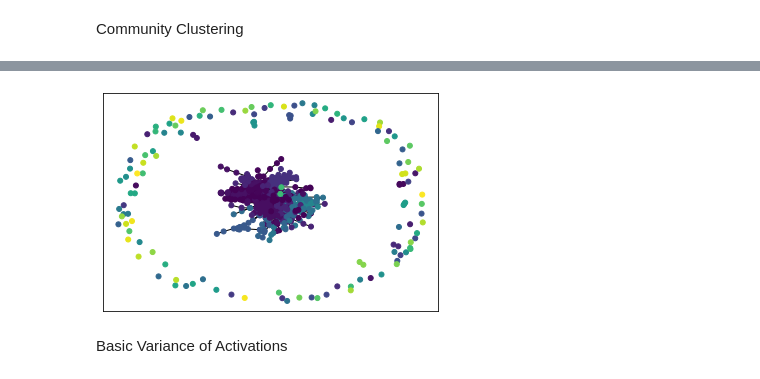
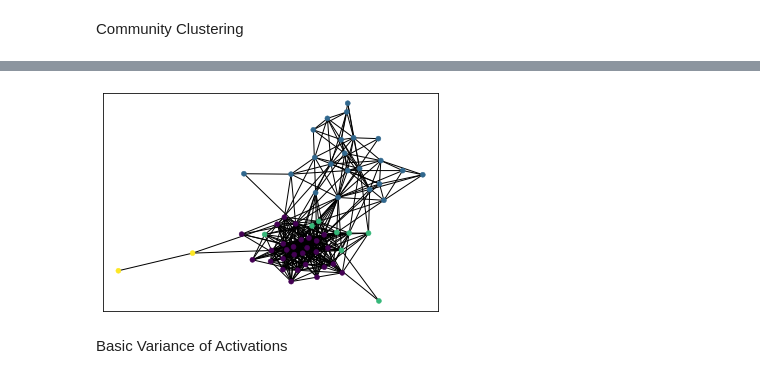
Before and after one commit to mazabdul7/msc_attention_project, a Jupyter notebook: class_var.ipynb, the cells around one changed output, grey strips where cells are left out. Drawn from its saved outputs; the diff is of its cells as text; code cells hidden in the pictures.

```diff
--- a/class_var.ipynb
+++ b/class_var.ipynb
@@ -179,8 +179,8 @@ for i, cl in enumerate(folder_names):
 # %%
 label_dict_rev = dict(zip(label_dict.values(), label_dict.keys()))
 # %%
-cosine_sim = np.zeros((len(ord_dict['kitchen']), len(ord_dict['kitchen'])))
-for i, cl in enumerate(ord_dict['kitchen']):
-    for j, cl2 in enumerate(ord_dict['kitchen']):
+cosine_sim = np.zeros((len(ord_dict['ave']), len(ord_dict['ave'])))
+for i, cl in enumerate(ord_dict['ave']):
+    for j, cl2 in enumerate(ord_dict['ave']):
         cosine_sim_score = np.dot(sem_dict[cl], sem_dict[cl2])/(np.linalg.norm(sem_dict[cl])*np.linalg.norm(sem_dict[cl2]))
         cosine_sim[i, j] = cosine_sim_score
@@ -207,10 +187,10 @@ array([[1.        , 0.40652725, 0.47671136, ..., 0.30960804, 0.31876892,
 # %%
 new_od = {}
 for row in range(cosine_sim.shape[0]):
-    index = list(np.where(cosine_sim[row, :]>0.2)[0])
+    index = list(np.where(cosine_sim[row, :]>0.6)[0])
     index.remove(row)
-    index = [[folder_names[idx],cosine_sim[row, idx]] for idx in index]
-    new_od[folder_names[row]] = index
+    index = [[ord_dict['ave'][idx],cosine_sim[row, idx]] for idx in index]
+    new_od[ord_dict['ave'][row]] = index
 # %%
 import networkx as nx
 import community
@@ -266,10 +309,10 @@ for i, v in enumerate(values):
 # %%
 sp = nx.spring_layout(g)
-nx.draw_networkx(g, pos=sp, with_labels=False, node_size=25, node_color=values)
+nx.draw_networkx(g, pos=sp, with_labels=False, node_size=25, node_color=values, linewidths=0.5,)
 # plt.axes('off')
 plt.show()
 # %% [output]
-[figure, old version]
+[figure, new version]
 # %% [markdown]
 Basic Variance of Activations
 # %%
```
Also changed, not shown: parts of 16 cells of this notebook, 19 other files.
